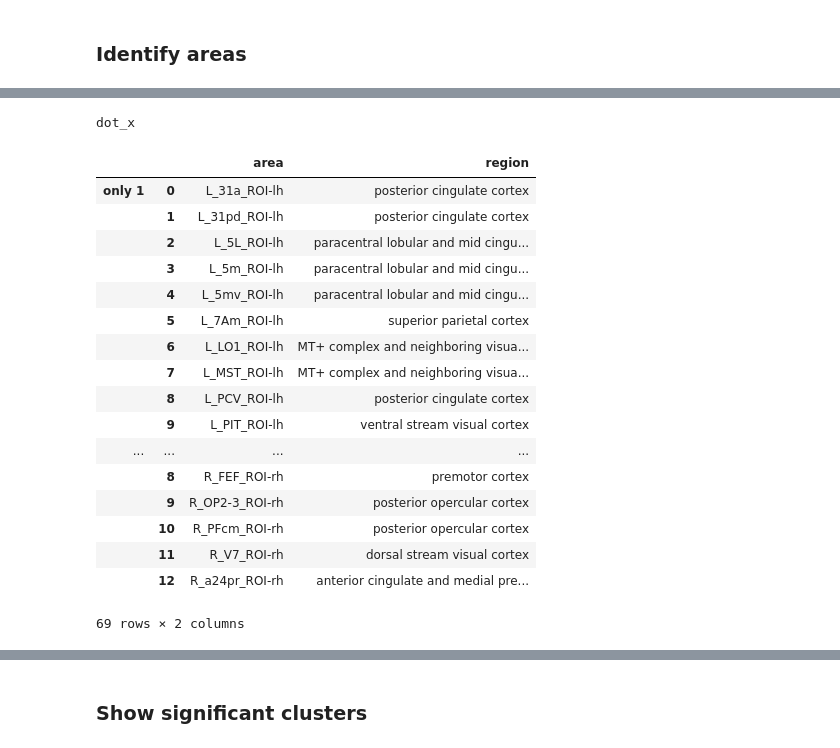
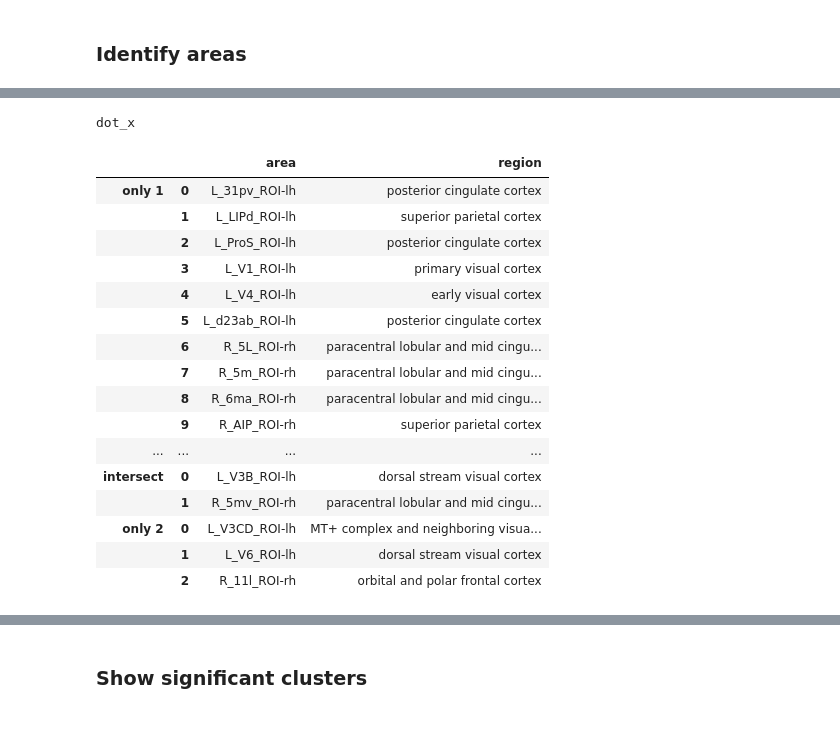
Before and after one commit to sbitzer/BeeMEG, a Jupyter notebook: second_level_areas.ipynb, the cells around one changed output, grey strips where cells are left out. Drawn from its saved outputs; the diff is of its cells as text; code cells hidden in the pictures.

```diff
--- a/second_level_areas.ipynb
+++ b/second_level_areas.ipynb
@@ -249,6 +217,6 @@ def active_areas(times, times2=None):
                       keys=['only 1', 'intersect', 'only 2'])
     areas = pd.DataFrame(areas, columns=['area'])
 
-    areas['region'] = areas.area.apply(get_region)
+    areas['region'] = areas.area.apply(ss.get_Glasser_section)
 
     return areas
@@ -276,22 +223,21 @@ dot_x
-# %%
-active_areas(320, 490)
-# %% [output]
-dot_x
-|  |  | area | region |
-| only 1 | 0 | L_31a_ROI-lh | posterior cingulate cortex |
-|  | 1 | L_31pd_ROI-lh | posterior cingulate cortex |
-|  | 2 | L_5L_ROI-lh | paracentral lobular and mid cingu... |
-|  | 3 | L_5m_ROI-lh | paracentral lobular and mid cingu... |
-|  | 4 | L_5mv_ROI-lh | paracentral lobular and mid cingu... |
-|  | 5 | L_7Am_ROI-lh | superior parietal cortex |
-|  | 6 | L_LO1_ROI-lh | MT+ complex and neighboring visua... |
-|  | 7 | L_MST_ROI-lh | MT+ complex and neighboring visua... |
-|  | 8 | L_PCV_ROI-lh | posterior cingulate cortex |
-|  | 9 | L_PIT_ROI-lh | ventral stream visual cortex |
-| ... | ... | ... | ... |
-|  | 8 | R_FEF_ROI-rh | premotor cortex |
-|  | 9 | R_OP2-3_ROI-rh | posterior opercular cortex |
-|  | 10 | R_PFcm_ROI-rh | posterior opercular cortex |
-|  | 11 | R_V7_ROI-rh | dorsal stream visual cortex |
-|  | 12 | R_a24pr_ROI-rh | anterior cingulate and medial pre... |
-69 rows × 2 columns
+# %%
+active_areas(220, 240)
+# %% [output]
+dot_x
+|  |  | area | region |
+| only 1 | 0 | L_31pv_ROI-lh | posterior cingulate cortex |
+|  | 1 | L_LIPd_ROI-lh | superior parietal cortex |
+|  | 2 | L_ProS_ROI-lh | posterior cingulate cortex |
+|  | 3 | L_V1_ROI-lh | primary visual cortex |
+|  | 4 | L_V4_ROI-lh | early visual cortex |
+|  | 5 | L_d23ab_ROI-lh | posterior cingulate cortex |
+|  | 6 | R_5L_ROI-rh | paracentral lobular and mid cingu... |
+|  | 7 | R_5m_ROI-rh | paracentral lobular and mid cingu... |
+|  | 8 | R_6ma_ROI-rh | paracentral lobular and mid cingu... |
+|  | 9 | R_AIP_ROI-rh | superior parietal cortex |
+| ... | ... | ... | ... |
+| intersect | 0 | L_V3B_ROI-lh | dorsal stream visual cortex |
+|  | 1 | R_5mv_ROI-rh | paracentral lobular and mid cingu... |
+| only 2 | 0 | L_V3CD_ROI-lh | MT+ complex and neighboring visua... |
+|  | 1 | L_V6_ROI-lh | dorsal stream visual cortex |
+|  | 2 | R_11l_ROI-rh | orbital and polar frontal cortex |
```
Also changed, not shown: parts of 21 cells of this notebook, 3 other files.
